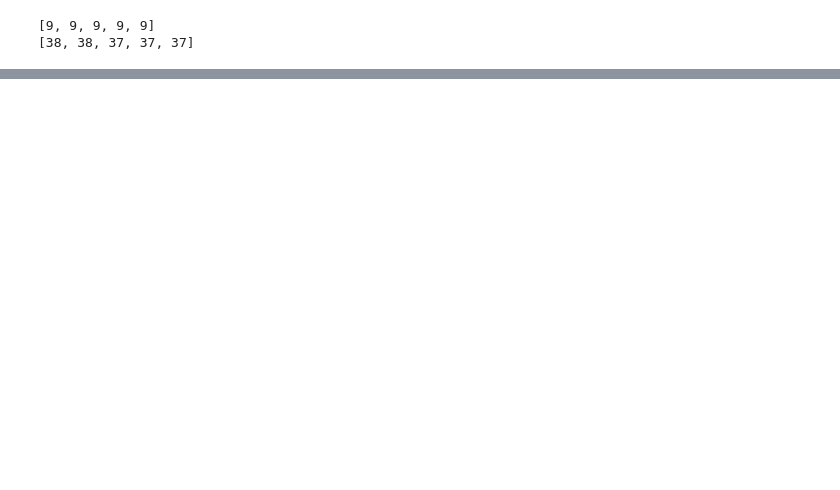
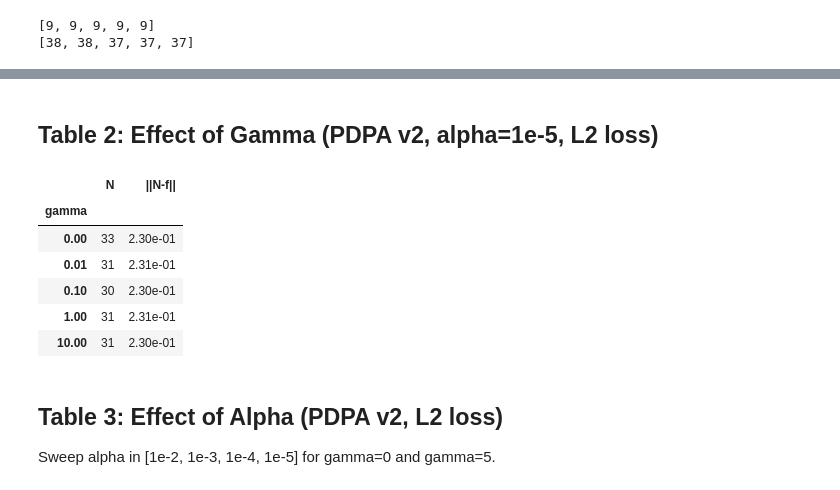
Before and after one commit to KeWu5678/NNforHJB, a Jupyter notebook: notebook/pdpa_vdp.ipynb, the cells around one changed output, grey strips where cells are left out. Cells and saved outputs as stored; diff of their text form; code cells hidden in the pictures; blank space fills up the shorter version.

```diff
--- a/notebook/pdpa_vdp.ipynb
+++ b/notebook/pdpa_vdp.ipynb
@@ -163,11 +163,11 @@ for gamma in gammas:
 # %%
-import pickle
+# import pickle
 
-with open("models/experiment_10.pkl", "wb") as f:
-    pickle.dump(results_h1, f)
+# with open("models/experiment_10.pkl", "wb") as f:
+#     pickle.dump(results_h1, f)
 
-print([r["best_iteration"] for r in results_h1])
-print([r["best_neurons"] for r in results_h1])
+# print([r["best_iteration"] for r in results_h1])
+# print([r["best_neurons"] for r in results_h1])
 # %% [output]
 [9, 9, 9, 9, 9]
 [38, 38, 37, 37, 37]
@@ -197,0 +251,26 @@ Logged: run_id=fbdabb770e054c41a3893062bf98b442
+# %% [markdown]
+## Table 2: Effect of Gamma (PDPA v2, alpha=1e-5, L2 loss)
+# %%
+rows = []
+for r in results_l2_loaded:
+    bi = r['best_iteration']
+    rows.append({
+        'gamma': r['gamma'],
+        'N': r['best_neurons'],
+        '||N-f||': f"{r['err_l2_train'][bi]:.2e}",
+    })
+
+gamma_df = pd.DataFrame(rows).set_index('gamma')
+display(gamma_df)
+# %% [output]
+|  | N | ||N-f|| |
+| gamma |  |  |
+| 0.00 | 33 | 2.30e-01 |
+| 0.01 | 31 | 2.31e-01 |
+| 0.10 | 30 | 2.30e-01 |
+| 1.00 | 31 | 2.31e-01 |
+| 10.00 | 31 | 2.30e-01 |
+# %% [markdown]
+## Table 3: Effect of Alpha (PDPA v2, L2 loss)
+
+Sweep alpha in [1e-2, 1e-3, 1e-4, 1e-5] for gamma=0 and gamma=5.
```
Also changed, not shown: parts of 8 cells of this notebook, 11 other files.
